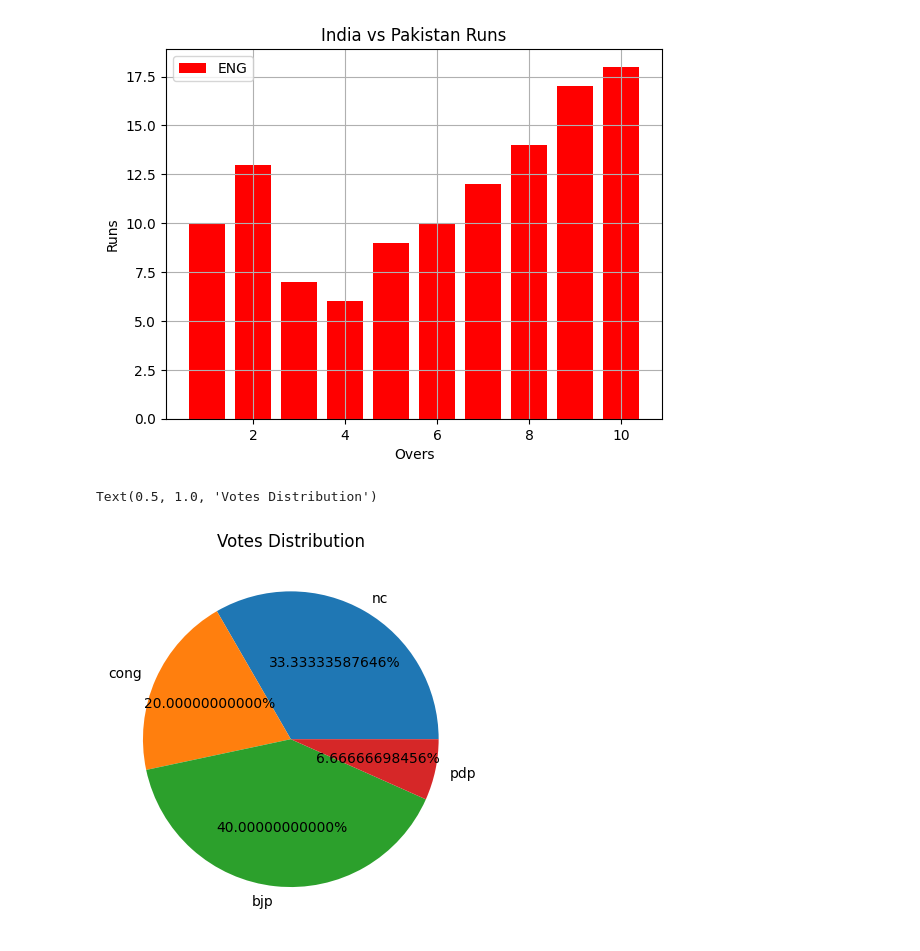
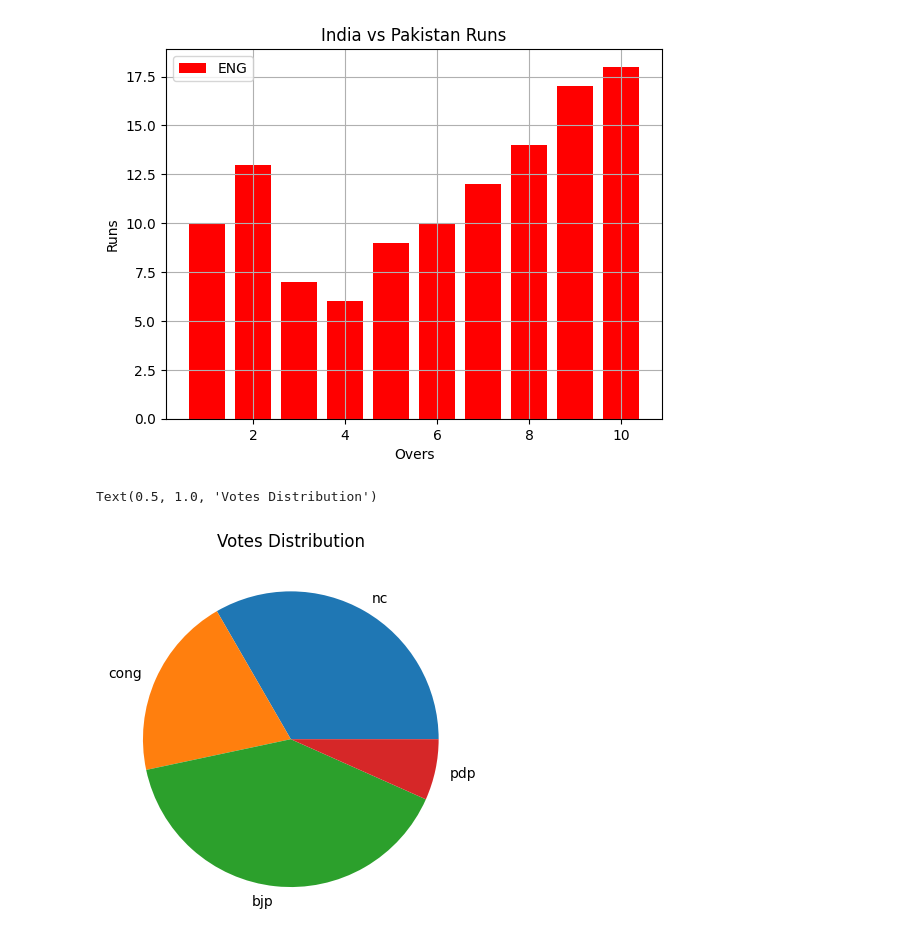
Before and after one commit to Murtiza007/DS10, a Jupyter notebook: matplotlib.ipynb, the cells around one changed output. Saved outputs shown, nothing was run; the diff lists cells and outputs as text; code cells hidden in the pictures.

```diff
--- a/matplotlib.ipynb
+++ b/matplotlib.ipynb
@@ -85,8 +85,8 @@ lectio
 # %%
 parties=['nc','cong','bjp','pdp']
 votes=[50,30,60,10]
-plt.pie(votes, labels=parties,autopct='%1.1f%%')
+plt.pie(votes, labels=parties)
 plt.title('Votes Distribution')
 # %% [output]
 Text(0.5, 1.0, 'Votes Distribution')
-[figure, old version]
+[figure, new version]
```
Also changed, not shown: parts of 5 cells of this notebook, 4 other files.
